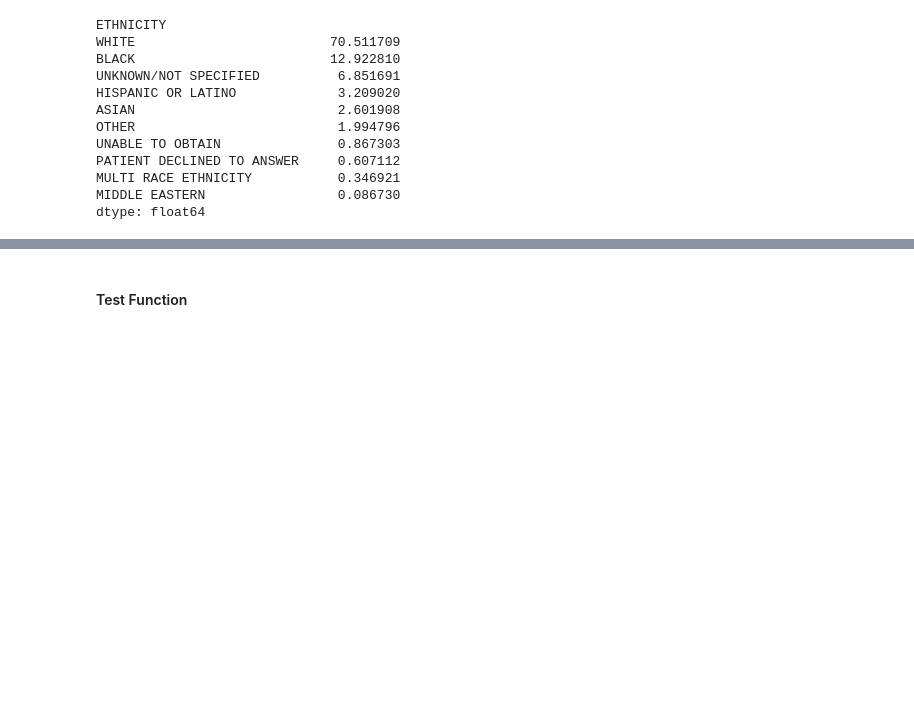
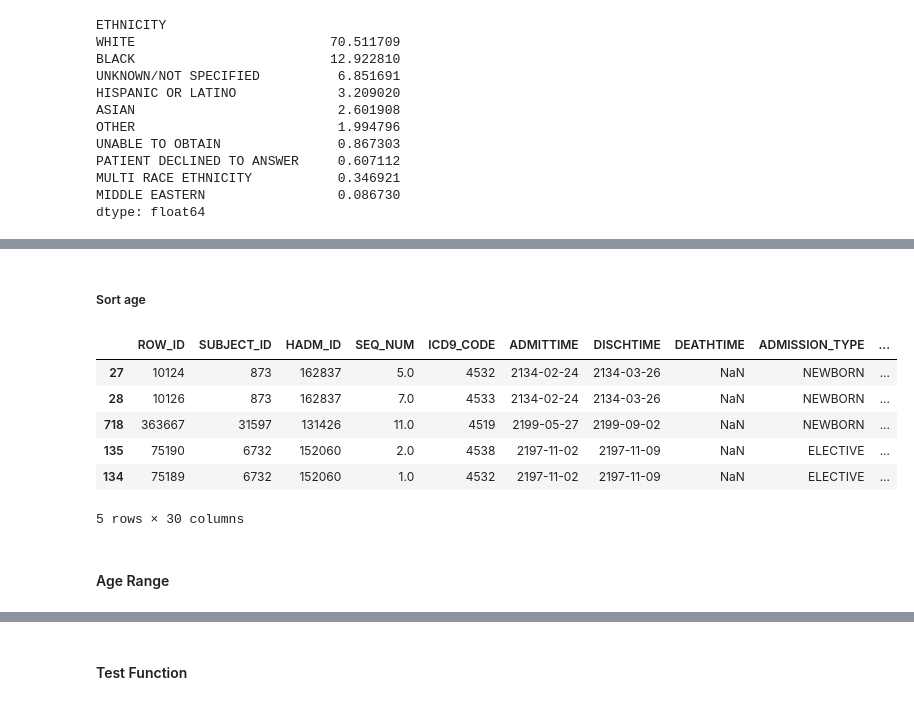
Before and after one commit to JessieZ-1204/MIMIC-III-VTE---Project, a Jupyter notebook: Breast Cancer Research.ipynb, the cells around one changed output, grey strips where cells are left out. Drawn from its saved outputs; the diff is of its cells as text; code cells hidden in the pictures; blank space fills up the shorter version.

```diff
--- a/Breast Cancer Research.ipynb
+++ b/Breast Cancer Research.ipynb
@@ -418,5 +418,10 @@ adm_age['DISCHTIME'] = pd.to_datetime(adm_age['DISCHTIME']).dt.date
 adm_age['DOB'] = pd.to_datetime(adm_age['DOB']).dt.date
 
 adm_age['AGE'] = (adm_age['ADMITTIME']-adm_age['DOB']).apply(lambda x: int(x.days/365))
+# %%
+adm_age = adm_age.drop(['ROW_ID_x', 'ROW_ID_y'], axis=1)
 # %%
-adm_age.head()
+# Add admit times
+adm_age['ADMIT_TIMES'] = adm_age.groupby('SUBJECT_ID').SUBJECT_ID.transform('count')
+# Add length stay
+adm_age['LENGTH_STAY'] = (adm_age['DISCHTIME'] - adm_age['ADMITTIME']).apply(lambda x: int(x.days))
@@ -487,0 +548,16 @@ dtype: float64
+# %% [markdown]
+##### Sort age
+# %%
+vte_adm = vte_adm.sort_values(by='AGE')
+# %%
+vte_adm.head()
+# %% [output]
+|  | ROW_ID | SUBJECT_ID | HADM_ID | SEQ_NUM | ICD9_CODE | ADMITTIME | DISCHTIME | DEATHTIME | ADMISSION_TYPE | ... |
+| 27 | 10124 | 873 | 162837 | 5.0 | 4532 | 2134-02-24 | 2134-03-26 | NaN | NEWBORN | ... |
+| 28 | 10126 | 873 | 162837 | 7.0 | 4533 | 2134-02-24 | 2134-03-26 | NaN | NEWBORN | ... |
+| 718 | 363667 | 31597 | 131426 | 11.0 | 4519 | 2199-05-27 | 2199-09-02 | NaN | NEWBORN | ... |
+| 135 | 75190 | 6732 | 152060 | 2.0 | 4538 | 2197-11-02 | 2197-11-09 | NaN | ELECTIVE | ... |
+| 134 | 75189 | 6732 | 152060 | 1.0 | 4532 | 2197-11-02 | 2197-11-09 | NaN | ELECTIVE | ... |
+5 rows × 30 columns
+# %% [markdown]
+#### Age Range
```
Also changed, not shown: parts of 74 cells of this notebook.
